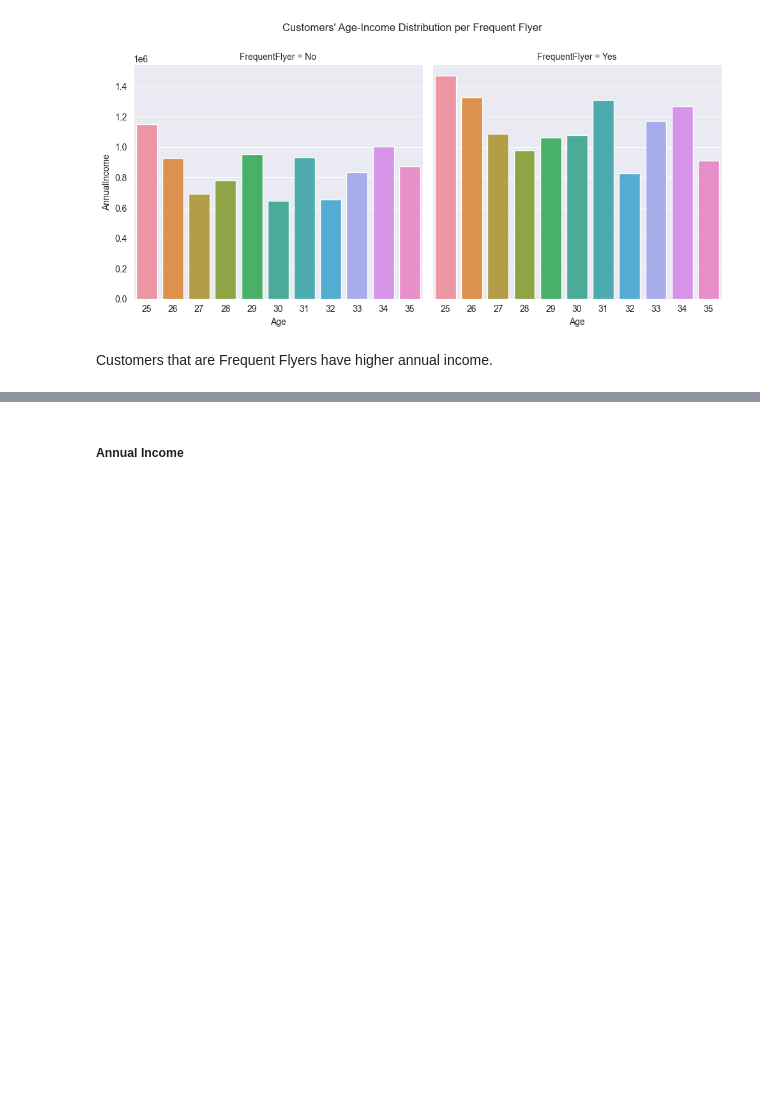
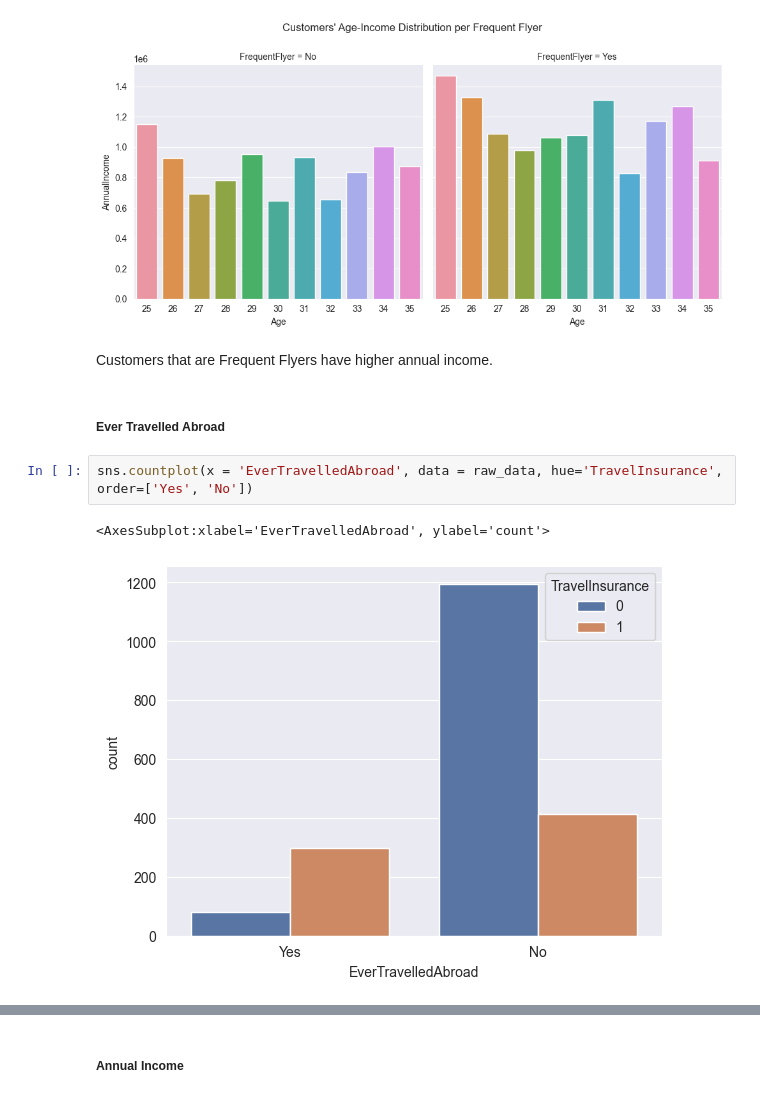
Before and after one commit to ade-mola/travel_insurance_analysis, a Jupyter notebook: notebooks/travel_insurance_analysis.ipynb, the cells around one changed output, grey strips where cells are left out. Saved outputs shown, nothing was run; the diff lists cells and outputs as text; blank space fills up the shorter version.

```diff
--- a/notebooks/travel_insurance_analysis.ipynb
+++ b/notebooks/travel_insurance_analysis.ipynb
@@ -324,3 +369,10 @@ Text(0.5, 0.98, "Customers' Age-Income Distribution per Frequent Flyer")
 [figure]
 # %% [markdown]
 Customers that are Frequent Flyers have higher annual income.
+# %% [markdown]
+##### Ever Travelled Abroad
+# %%
+sns.countplot(x = 'EverTravelledAbroad', data = raw_data, hue='TravelInsurance', order=['Yes', 'No'])
+# %% [output]
+<AxesSubplot:xlabel='EverTravelledAbroad', ylabel='count'>
+[figure, added]
```
Also changed, not shown: parts of 20 cells of this notebook.
